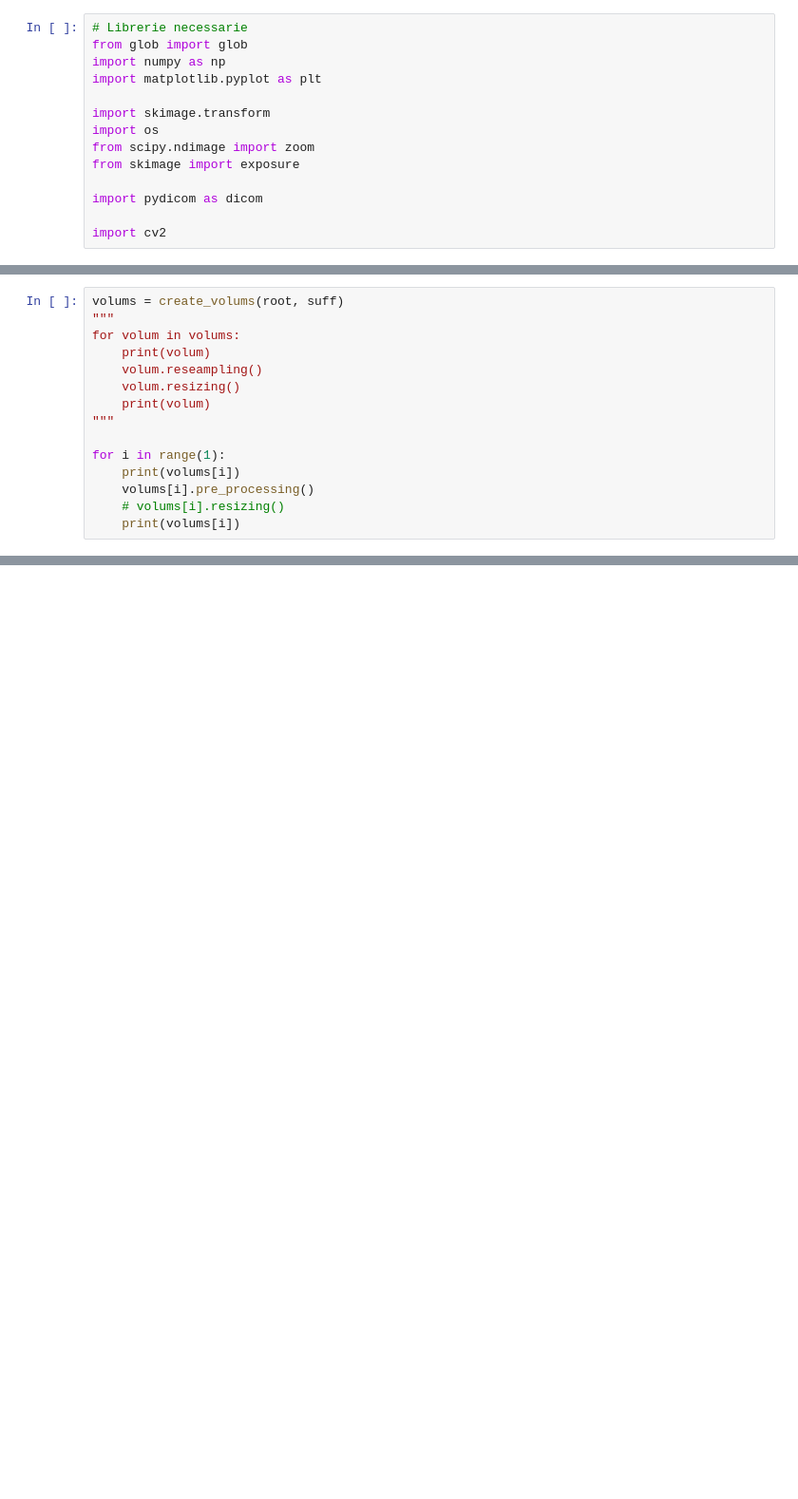
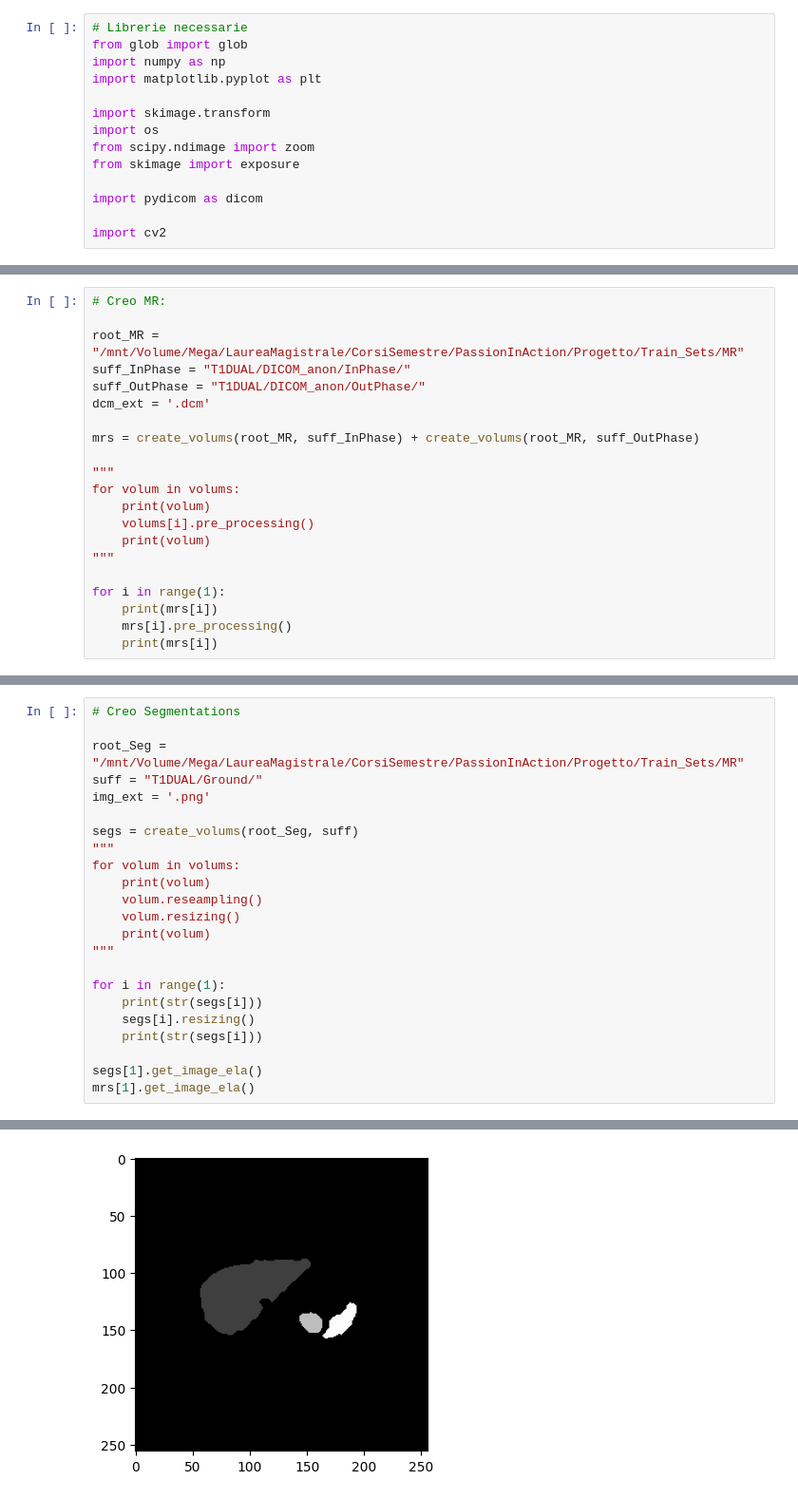
Before and after one commit to DavideSecco/Biomedical-Computer-Vision-Project, a Jupyter notebook: main.ipynb, the cells around one changed output, grey strips where cells are left out. Shown at 95% size. Drawn from its saved outputs; the diff is of its cells as text; blank space fills up the shorter version.

Commit message:
Pre-Processing completo - refactoring concluso

```diff
--- a/main.ipynb
+++ b/main.ipynb
@@ -186,0 +211,21 @@ class Volum:
+# %%
+# Creo MR:
+
+root_MR = "/mnt/Volume/Mega/LaureaMagistrale/CorsiSemestre/PassionInAction/Progetto/Train_Sets/MR"
+suff_InPhase = "T1DUAL/DICOM_anon/InPhase/"
+suff_OutPhase = "T1DUAL/DICOM_anon/OutPhase/"
+dcm_ext = '.dcm'
+
+mrs = create_volums(root_MR, suff_InPhase) + create_volums(root_MR, suff_OutPhase)
+
+"""
+for volum in volums:
+    print(volum)
+    volums[i].pre_processing()
+    print(volum)
+"""
+
+for i in range(1):
+    print(mrs[i])
+    mrs[i].pre_processing()
+    print(mrs[i])
@@ -187,5 +250,11 @@ class Volum:
 # %%
-volums = create_volums(root, suff)
+# Creo Segmentations
+
+root_Seg = "/mnt/Volume/Mega/LaureaMagistrale/CorsiSemestre/PassionInAction/Progetto/Train_Sets/MR"
+suff = "T1DUAL/Ground/"
+img_ext = '.png'
+
+segs = create_volums(root_Seg, suff)
 """
 for volum in volums:
     print(volum)
@@ -195,8 +264,10 @@ for volum in volums:
 """
 
 for i in range(1):
-    print(volums[i])
-    volums[i].pre_processing()
-    # volums[i].resizing()
-    print(volums[i])
+    print(str(segs[i]))
+    segs[i].resizing()
+    print(str(segs[i]))
+
+segs[1].get_image_ela()
+mrs[1].get_image_ela()
 # %% [output]
@@ -217,0 +279 @@ post equalizzazione: (192, 192, 192)
+[figure, added]
```
Also changed, not shown: parts of 15 cells of this notebook, 1 other file.
